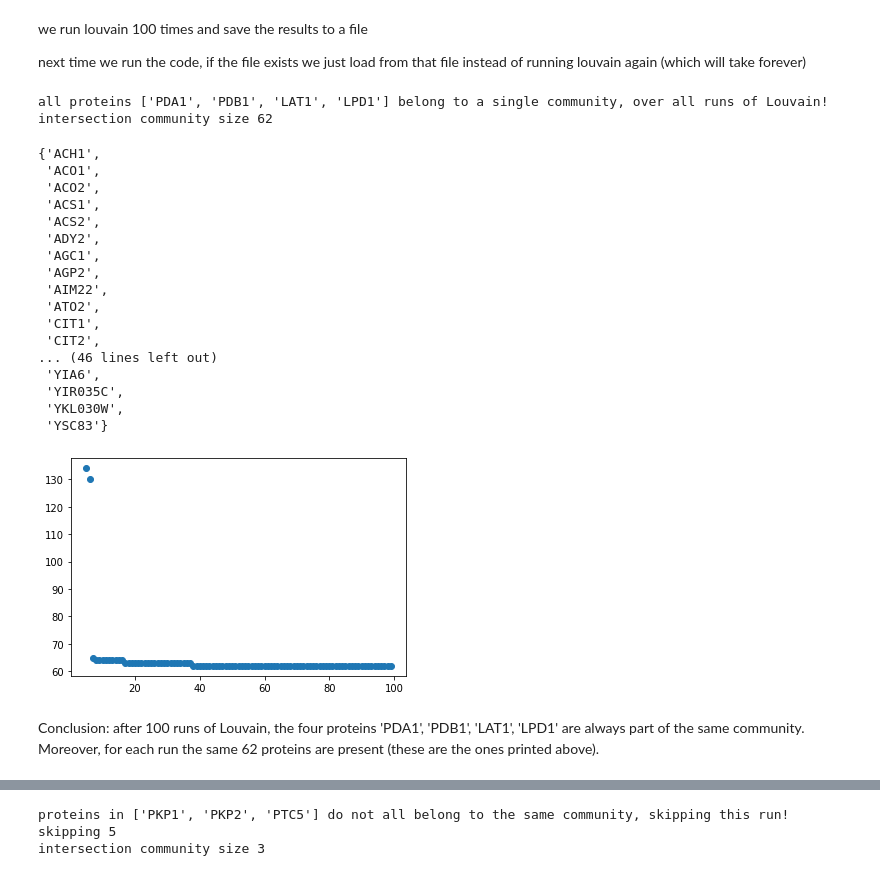
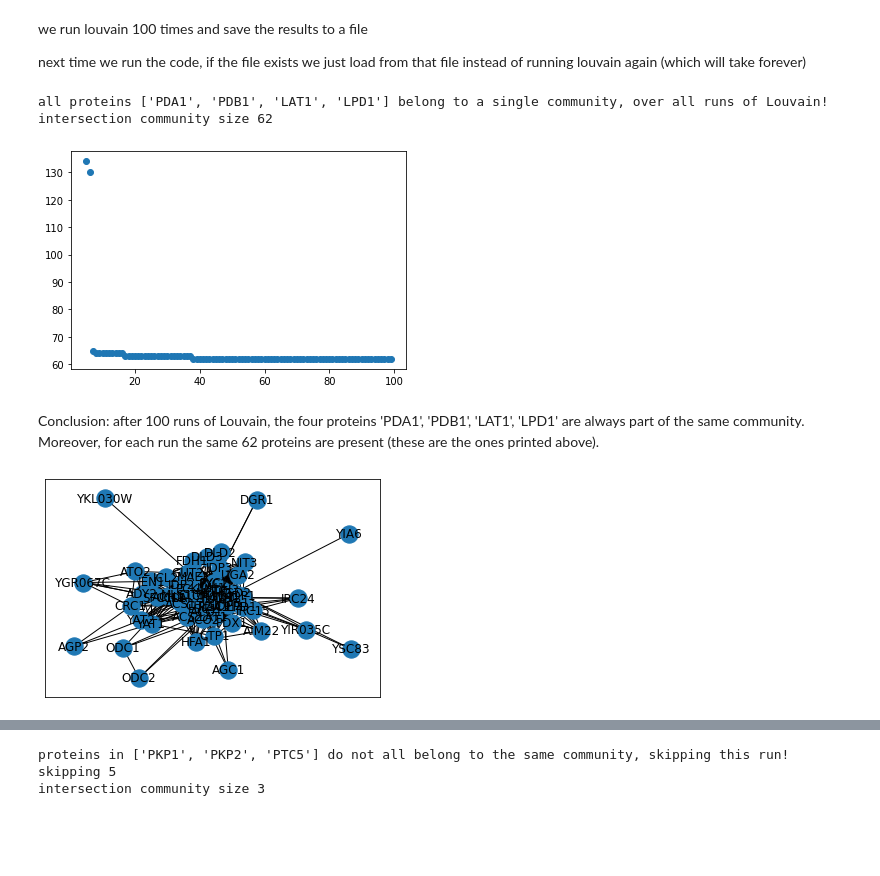
Before and after one commit to Pilex1/math-bcmb3888, a Jupyter notebook: louvain robustness.ipynb, the cells around one changed output, grey strips where cells are left out. Saved outputs shown, nothing was run; the diff lists cells and outputs as text; code cells hidden in the pictures; blank space fills up the shorter version.

```diff
--- a/louvain robustness.ipynb
+++ b/louvain robustness.ipynb
@@ -80,27 +80,17 @@ def check_same_communities(community_results, protein_list):
 
     return set.intersection(*each_community)
 
-check_same_communities(community_results, protein1)
+common_nodes = check_same_communities(community_results, protein1)
+with open('pdh-complex-common-nodes.txt', 'w') as f:
+    f.write('\n'.join(common_nodes))
 # %% [output]
 all proteins ['PDA1', 'PDB1', 'LAT1', 'LPD1'] belong to a single community, over all runs of Louvain!
 intersection community size 62
-{'ACH1',
- 'ACO1',
- 'ACO2',
- 'ACS1',
- 'ACS2',
- 'ADY2',
- 'AGC1',
- 'AGP2',
- 'AIM22',
- 'ATO2',
- 'CIT1',
- 'CIT2',
-... (46 lines left out)
- 'YIA6',
- 'YIR035C',
- 'YKL030W',
- 'YSC83'}
 [figure]
 # %% [markdown]
 Conclusion: after 100 runs of Louvain, the four proteins 'PDA1', 'PDB1', 'LAT1', 'LPD1' are always part of the same community. Moreover, for each run the same 62 proteins are present (these are the ones printed above).
+# %%
+G_comm = G.subgraph(common_nodes)
+nx.draw_networkx(G_comm, pos=nx.spring_layout(G_comm))
+# %% [output]
+[figure, added]
```
Also changed, not shown: parts of 1 cell of this notebook, 6 other files.
